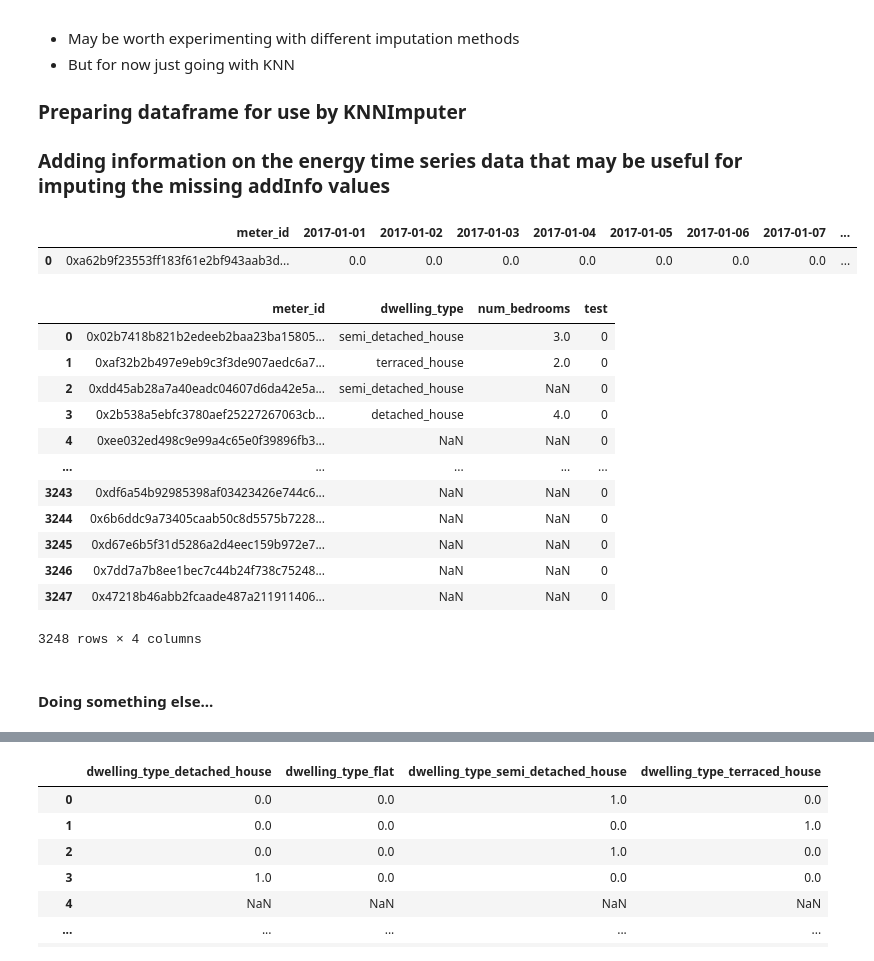
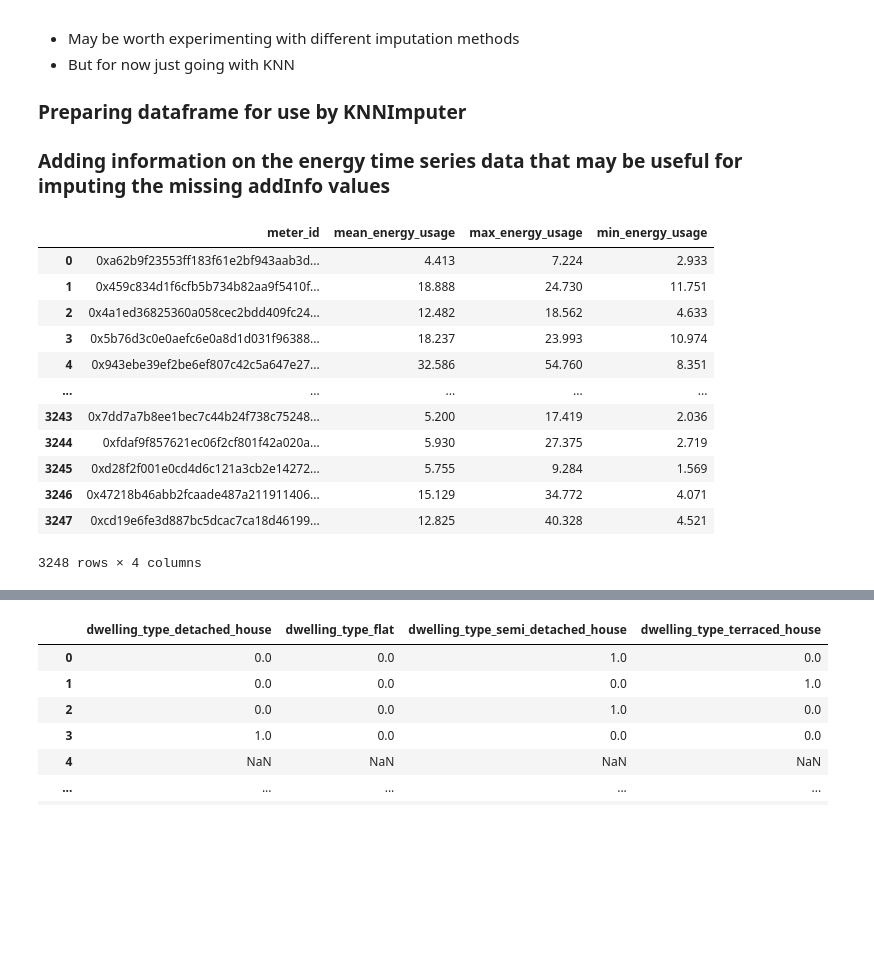
Before and after one commit to danielmusselwhite/UG_Dissertation_Energy_Forecasting, a Jupyter notebook: Src/Jupyter_Notebooks/1. EDA.ipynb, the cells around one changed output, grey strips where cells are left out. Saved outputs shown, nothing was run; the diff lists cells and outputs as text; code cells hidden in the pictures; blank space fills up the shorter version.

Commit message:
Now using mean, max, and min energy readings in the KNN imputation for better representative values

```diff
--- a/Src/Jupyter_Notebooks/1. EDA.ipynb
+++ b/Src/Jupyter_Notebooks/1. EDA.ipynb
@@ -431,5 +426,23 @@ df_energy2["mean"] = df_energy2.iloc[:, 1:].mean(axis=1).round(3)
+# %%
+# Calculating the mean, max, and min energy usage only using KNOWN values (not including the interpolated ones)
+df_energy_info = pd.DataFrame(columns=["meter_id","mean_energy_usage","max_energy_usage","min_energy_usage"])
+df_energy_info["meter_id"]=df_energy_daily["meter_id"].values
+df_energy_info["mean_energy_usage"] = df_energy_daily.replace(0,np.nan).iloc[:, 1:].mean(axis=1).round(3)
+df_energy_info["max_energy_usage"] = df_energy_daily.replace(0,np.nan).iloc[:, 1:].max(axis=1)
+df_energy_info["min_energy_usage"] = df_energy_daily.replace(0,np.nan).iloc[:, 1:].min(axis=1)
 # %%
-df_energy2.loc[df_energy2["meter_id"]=="0xa62b9f23553ff183f61e2bf943aab3d5983d02d7"]
+df_energy_info#.loc[df_energy_means["meter_id"]=="0xa62b9f23553ff183f61e2bf943aab3d5983d02d7"]
 # %% [output]
-|  | meter_id | 2017-01-01 | 2017-01-02 | 2017-01-03 | 2017-01-04 | 2017-01-05 | 2017-01-06 | 2017-01-07 | ... |
-| 0 | 0xa62b9f23553ff183f61e2bf943aab3d... | 0.0 | 0.0 | 0.0 | 0.0 | 0.0 | 0.0 | 0.0 | ... |
+|  | meter_id | mean_energy_usage | max_energy_usage | min_energy_usage |
+| 0 | 0xa62b9f23553ff183f61e2bf943aab3d... | 4.413 | 7.224 | 2.933 |
+| 1 | 0x459c834d1f6cfb5b734b82aa9f5410f... | 18.888 | 24.730 | 11.751 |
+| 2 | 0x4a1ed36825360a058cec2bdd409fc24... | 12.482 | 18.562 | 4.633 |
+| 3 | 0x5b76d3c0e0aefc6e0a8d1d031f96388... | 18.237 | 23.993 | 10.974 |
+| 4 | 0x943ebe39ef2be6ef807c42c5a647e27... | 32.586 | 54.760 | 8.351 |
+| ... | ... | ... | ... | ... |
+| 3243 | 0x7dd7a7b8ee1bec7c44b24f738c75248... | 5.200 | 17.419 | 2.036 |
+| 3244 | 0xfdaf9f857621ec06f2cf801f42a020a... | 5.930 | 27.375 | 2.719 |
+| 3245 | 0xd28f2f001e0cd4d6c121a3cb2e14272... | 5.755 | 9.284 | 1.569 |
+| 3246 | 0x47218b46abb2fcaade487a211911406... | 15.129 | 34.772 | 4.071 |
+| 3247 | 0xcd19e6fe3d887bc5dcac7ca18d46199... | 12.825 | 40.328 | 4.521 |
+3248 rows × 4 columns
@@ -440,18 +448,0 @@ df_info_knn["mean_energy_usage"]=df_energy.groupby(["meter_id"])["meter_reading"
-# %%
-df_info_all_meters
-# %% [output]
-|  | meter_id | dwelling_type | num_bedrooms | test |
-| 0 | 0x02b7418b821b2edeeb2baa23ba15805... | semi_detached_house | 3.0 | 0 |
-| 1 | 0xaf32b2b497e9eb9c3f3de907aedc6a7... | terraced_house | 2.0 | 0 |
-| 2 | 0xdd45ab28a7a40eadc04607d6da42e5a... | semi_detached_house | NaN | 0 |
-| 3 | 0x2b538a5ebfc3780aef25227267063cb... | detached_house | 4.0 | 0 |
-| 4 | 0xee032ed498c9e99a4c65e0f39896fb3... | NaN | NaN | 0 |
-| ... | ... | ... | ... | ... |
-| 3243 | 0xdf6a54b92985398af03423426e744c6... | NaN | NaN | 0 |
-| 3244 | 0x6b6ddc9a73405caab50c8d5575b7228... | NaN | NaN | 0 |
-| 3245 | 0xd67e6b5f31d5286a2d4eec159b972e7... | NaN | NaN | 0 |
-| 3246 | 0x7dd7a7b8ee1bec7c44b24f738c75248... | NaN | NaN | 0 |
-| 3247 | 0x47218b46abb2fcaade487a211911406... | NaN | NaN | 0 |
-3248 rows × 4 columns
-# %% [markdown]
-#### Doing something else...
```
Also changed, not shown: parts of 14 cells of this notebook.
